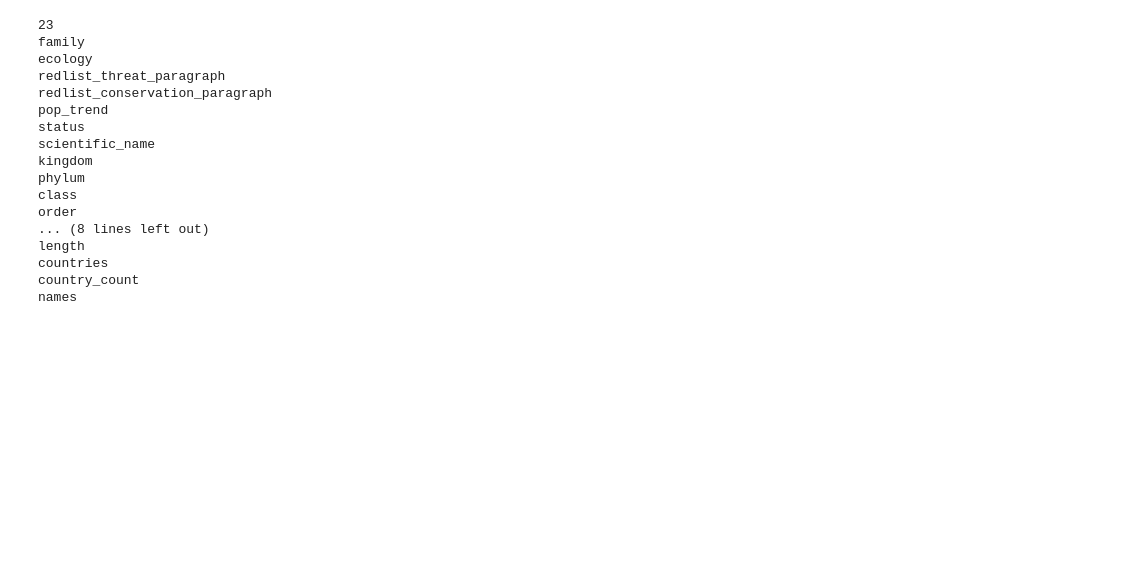
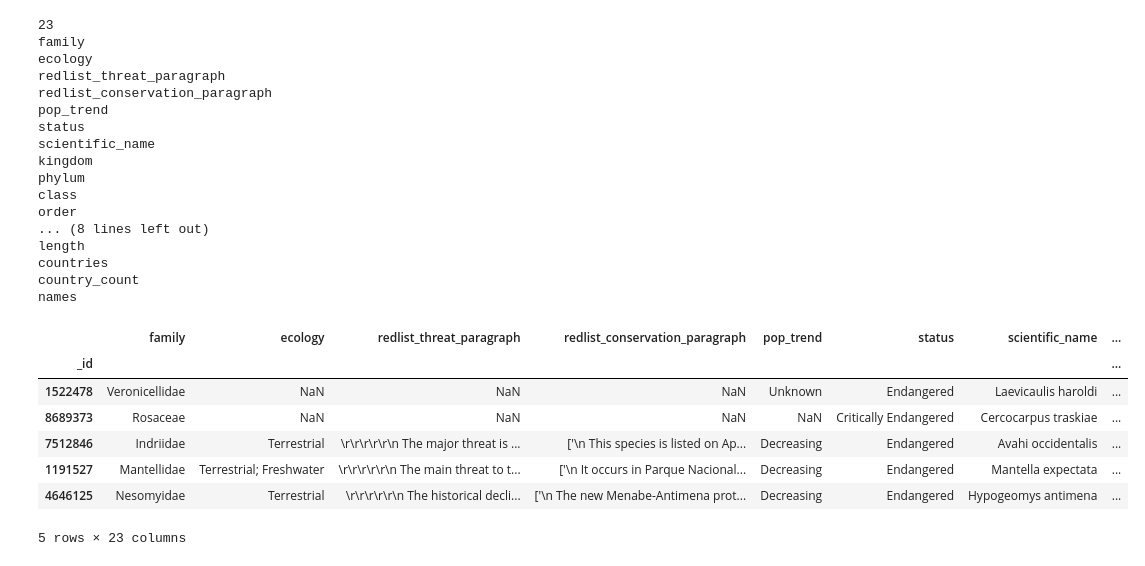
Before and after one commit to andrewedstrom/cs638project, a Jupyter notebook: analysis/merge_countries_and_names.ipynb, the cells around one changed output. Drawn from its saved outputs; the diff is of its cells as text; code cells hidden in the pictures; blank space fills up the shorter version.

```diff
--- a/analysis/merge_countries_and_names.ipynb
+++ b/analysis/merge_countries_and_names.ipynb
@@ -370,5 +370,16 @@ length
 countries
 country_count
 names
+# %%
+df.head(5)
+# %% [output]
+|  | family | ecology | redlist_threat_paragraph | redlist_conservation_paragraph | pop_trend | status | scientific_name | ... |
+| _id |  |  |  |  |  |  |  | ... |
+| 1522478 | Veronicellidae | NaN | NaN | NaN | Unknown | Endangered | Laevicaulis haroldi | ... |
+| 8689373 | Rosaceae | NaN | NaN | NaN | NaN | Critically Endangered | Cercocarpus traskiae | ... |
+| 7512846 | Indriidae | Terrestrial | \r\r\r\r\r\n The major threat is ... | ['\n This species is listed on Ap... | Decreasing | Endangered | Avahi occidentalis | ... |
+| 1191527 | Mantellidae | Terrestrial; Freshwater | \r\r\r\r\r\n The main threat to t... | ['\n It occurs in Parque Nacional... | Decreasing | Endangered | Mantella expectata | ... |
+| 4646125 | Nesomyidae | Terrestrial | \r\r\r\r\r\n The historical decli... | ['\n The new Menabe-Antimena prot... | Decreasing | Endangered | Hypogeomys antimena | ... |
+5 rows × 23 columns
 # %%
 df.to_csv('final_table.csv')
```
Also changed, not shown: parts of 1 cell of this notebook.
